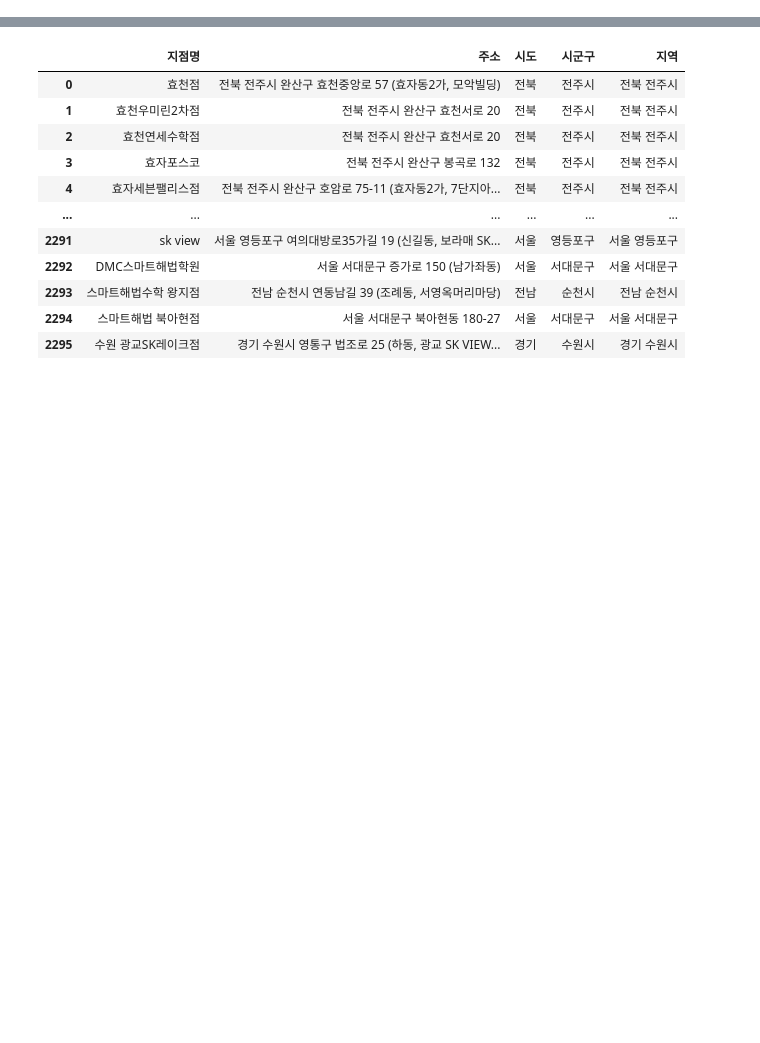
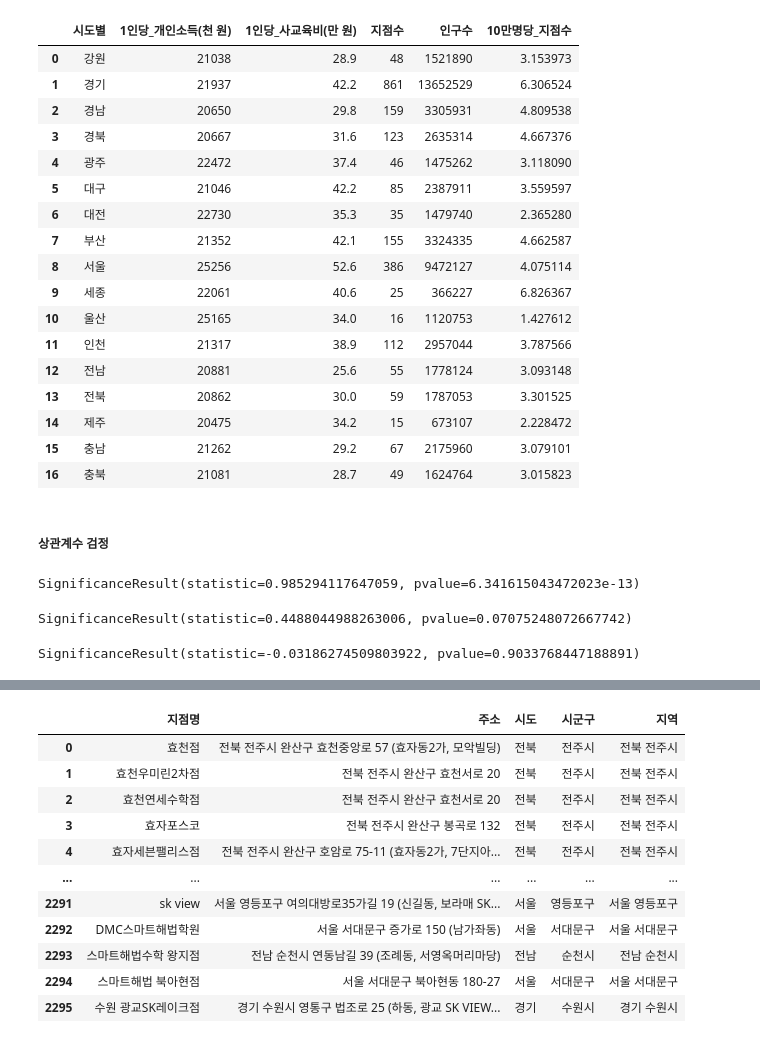
Before and after one commit to bigdata4th-first-line/Smarthb, a Jupyter notebook: correlation.ipynb, the cells around one changed output, grey strips where cells are left out. Cells and saved outputs as stored; diff of their text form; code cells hidden in the pictures; blank space fills up the shorter version.

```diff
--- a/correlation.ipynb
+++ b/correlation.ipynb
@@ -765,0 +270,21 @@ pop_2022
+# %%
+df2021_sorted
+# %% [output]
+|  | 시도별 | 1인당_개인소득(천 원) | 1인당_사교육비(만 원) | 지점수 | 인구수 | 10만명당_지점수 |
+| 0 | 강원 | 21038 | 28.9 | 48 | 1521890 | 3.153973 |
+| 1 | 경기 | 21937 | 42.2 | 861 | 13652529 | 6.306524 |
+| 2 | 경남 | 20650 | 29.8 | 159 | 3305931 | 4.809538 |
+| 3 | 경북 | 20667 | 31.6 | 123 | 2635314 | 4.667376 |
+| 4 | 광주 | 22472 | 37.4 | 46 | 1475262 | 3.118090 |
+| 5 | 대구 | 21046 | 42.2 | 85 | 2387911 | 3.559597 |
+| 6 | 대전 | 22730 | 35.3 | 35 | 1479740 | 2.365280 |
+| 7 | 부산 | 21352 | 42.1 | 155 | 3324335 | 4.662587 |
+| 8 | 서울 | 25256 | 52.6 | 386 | 9472127 | 4.075114 |
+| 9 | 세종 | 22061 | 40.6 | 25 | 366227 | 6.826367 |
+| 10 | 울산 | 25165 | 34.0 | 16 | 1120753 | 1.427612 |
+| 11 | 인천 | 21317 | 38.9 | 112 | 2957044 | 3.787566 |
+| 12 | 전남 | 20881 | 25.6 | 55 | 1778124 | 3.093148 |
+| 13 | 전북 | 20862 | 30.0 | 59 | 1787053 | 3.301525 |
+| 14 | 제주 | 20475 | 34.2 | 15 | 673107 | 2.228472 |
+| 15 | 충남 | 21262 | 29.2 | 67 | 2175960 | 3.079101 |
+| 16 | 충북 | 21081 | 28.7 | 49 | 1624764 | 3.015823 |
@@ -765,0 +318,15 @@ pop_2022
+# %% [markdown]
+##### 상관계수 검정
+# %%
+import scipy.stats as stats
+stats.spearmanr(df2021_sorted['인구수'],df2021_sorted['지점수'])
+# %% [output]
+SignificanceResult(statistic=0.985294117647059, pvalue=6.341615043472023e-13)
+# %%
+stats.spearmanr(df2021_sorted['1인당_사교육비(만 원)'],df2021_sorted['10만명당_지점수'])
+# %% [output]
+SignificanceResult(statistic=0.4488044988263006, pvalue=0.07075248072667742)
+# %%
+stats.spearmanr(df2021_sorted['1인당_개인소득(천 원)'],df2021_sorted['10만명당_지점수'])
+# %% [output]
+SignificanceResult(statistic=-0.03186274509803922, pvalue=0.9033768447188891)
```
Also changed, not shown: parts of 227 cells of this notebook, 8 other files.
